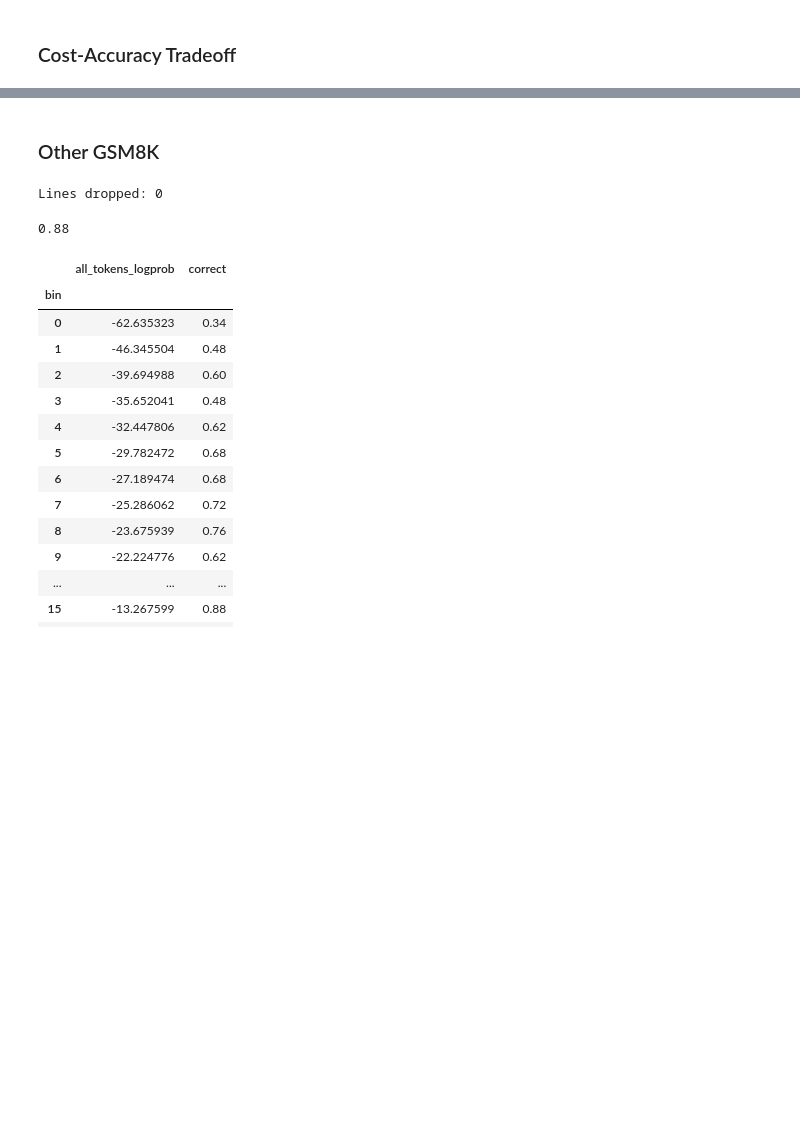
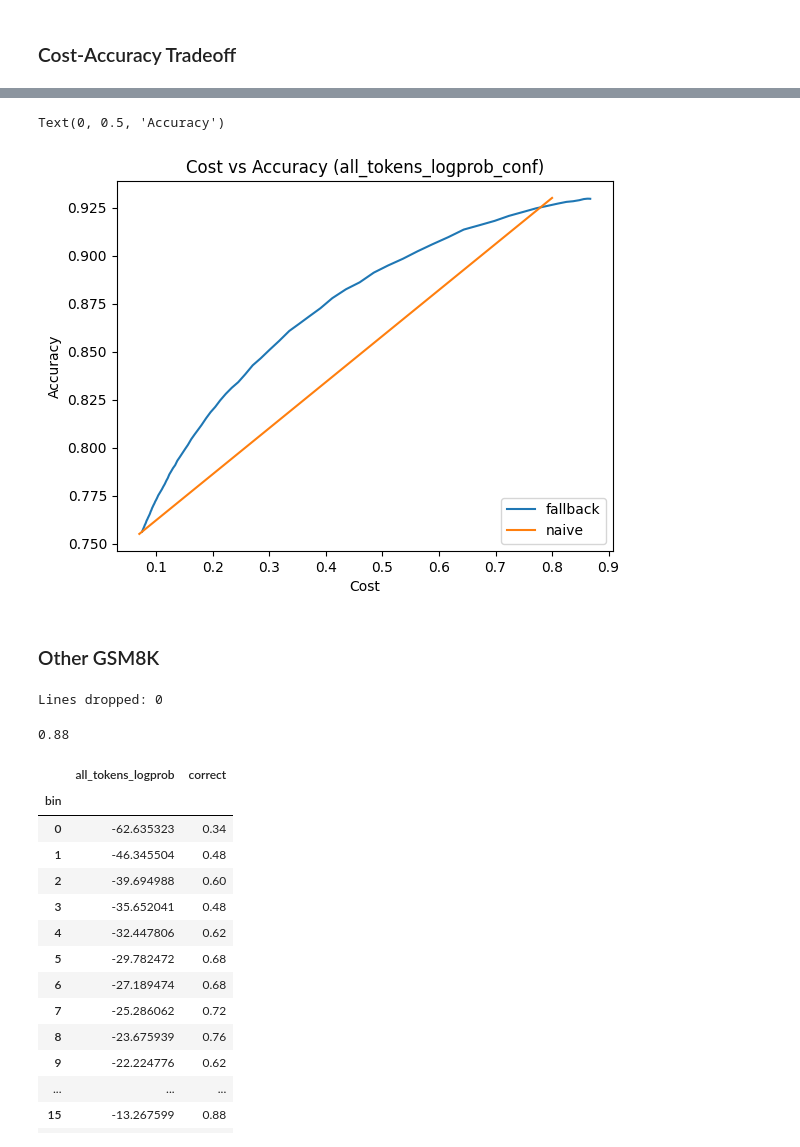
Before and after one commit to jamesyc23/alamere, a Jupyter notebook: confidence_research.ipynb, the cells around one changed output, grey strips where cells are left out. Drawn from its saved outputs; the diff is of its cells as text; code cells hidden in the pictures; blank space fills up the shorter version.

```diff
--- a/confidence_research.ipynb
+++ b/confidence_research.ipynb
@@ -120,15 +149,22 @@ gsm8k_all_llama3_70b.plot_estimated_confidence_vs_accuracy(confidence_estimator=
 # %%
 cost_acc_df = cost_acc_curve_points(
     confidence_estimator="all_tokens_logprob_conf",
     run_small=gsm8k_all_llama3_8b,
     run_big=gsm8k_all_llama3_70b,
     cost_small=0.07,
     cost_big=0.8
 )
 
-# fig, ax = plt.subplots()
-# plt.plot(test['cost'], test['acc'])
-# ax.plot([0.07,0.8],[0.755,0.93])
+fig, ax = plt.subplots()
+plt.plot(cost_acc_df['cost'], cost_acc_df['acc'], label='fallback')
+ax.plot([0.07,0.8],[0.755,0.93], label='naive')
+plt.legend(loc='lower right')
+plt.title("Cost vs Accuracy (all_tokens_logprob_conf)")
+plt.xlabel("Cost")
+plt.ylabel("Accuracy")
+# %% [output]
+Text(0, 0.5, 'Accuracy')
+[figure, added]
 # %%
 # cost_acc_df.to_parquet("website/cached_acc_cost_pairs/gsm8k.pq")
 # %% [markdown]
```
Also changed, not shown: parts of 4 cells of this notebook, 2 other files.
